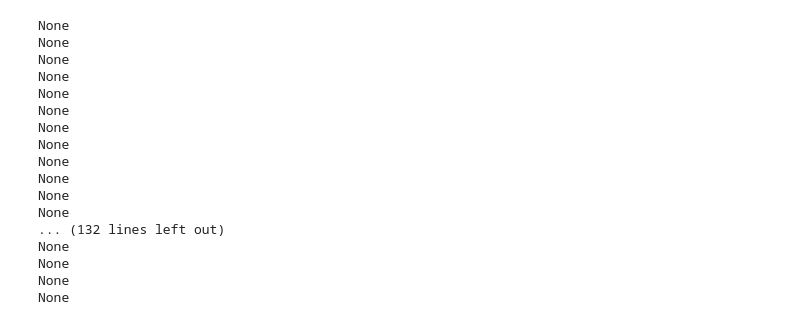
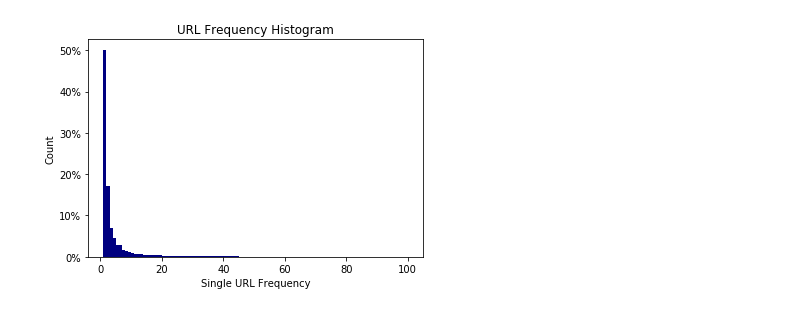
Before and after one commit to wattik/thesis-adversarial-ml, a Jupyter notebook: sources/notebooks/results_analysis.ipynb, the cells around one changed output. Saved outputs shown, nothing was run; the diff lists cells and outputs as text; code cells hidden in the pictures.

```diff
--- a/sources/notebooks/results_analysis.ipynb
+++ b/sources/notebooks/results_analysis.ipynb
@@ -18,22 +9,25 @@ sns.distplot([r.n_iters for r in res.results if r.n_iters <10])
-# %%
-qps_attacking = [r.qp_adv for r in res.results if r.n_iters >= 1]
-for qp in qps_attacking:
-    print(qp.base_qp.user)
-# %% [output]
-None
-None
-None
-None
-None
-None
-None
-None
-None
-None
-None
-None
-... (132 lines left out)
-None
-None
-None
-None
+# %%
+with open("data/trend_micro_full/url_counts.csv") as file:
+    fs = []
+    for url, freq in csv.reader(file, delimiter=' '):
+        freq = int(freq)
+        fs.append(freq)
+# %%
+from matplotlib.ticker import PercentFormatter
+bins = np.concatenate([
+    np.linspace(1, 100, 100),
+    # np.logspace(2, 3, 30)
+])
+sns.distplot(fs, bins=bins, kde=False, norm_hist=True, hist_kws={
+    "color": "navy",
+    "alpha": 1,
+    # "cumulative": True
+})
+
+plt.title("URL Frequency Histogram")
+plt.xlabel("Single URL Frequency")
+plt.ylabel("Count")
+plt.gca().yaxis.set_major_formatter(PercentFormatter(1))
+plt.savefig("../text/images/url-frequency-histogram.png", dpi=500)
+# %% [output]
+[figure, added]
```
Also changed, not shown: parts of 10 cells of this notebook, 49 other files.
